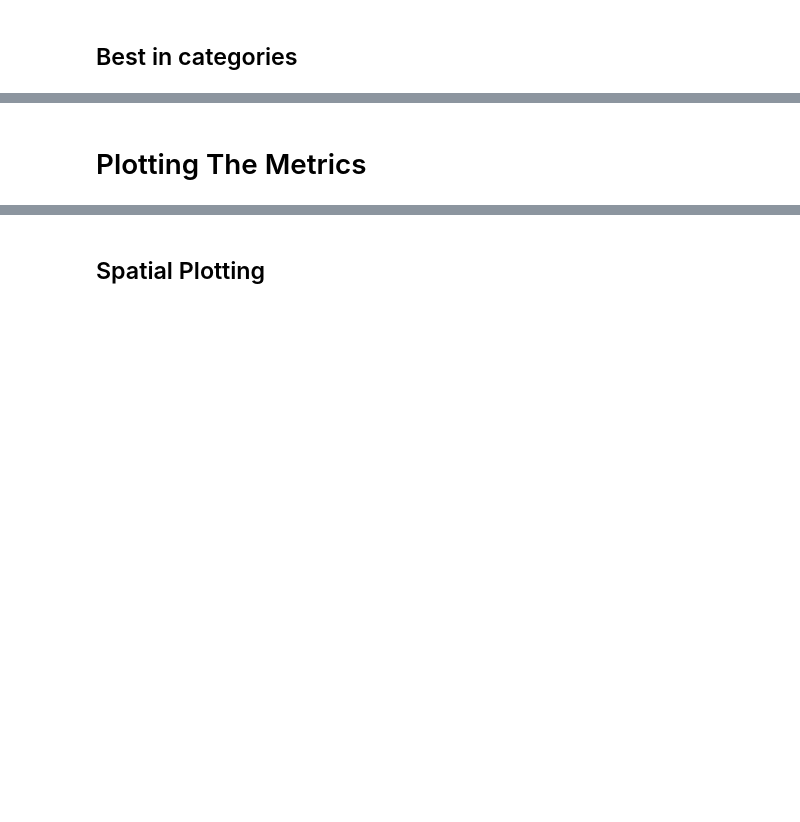
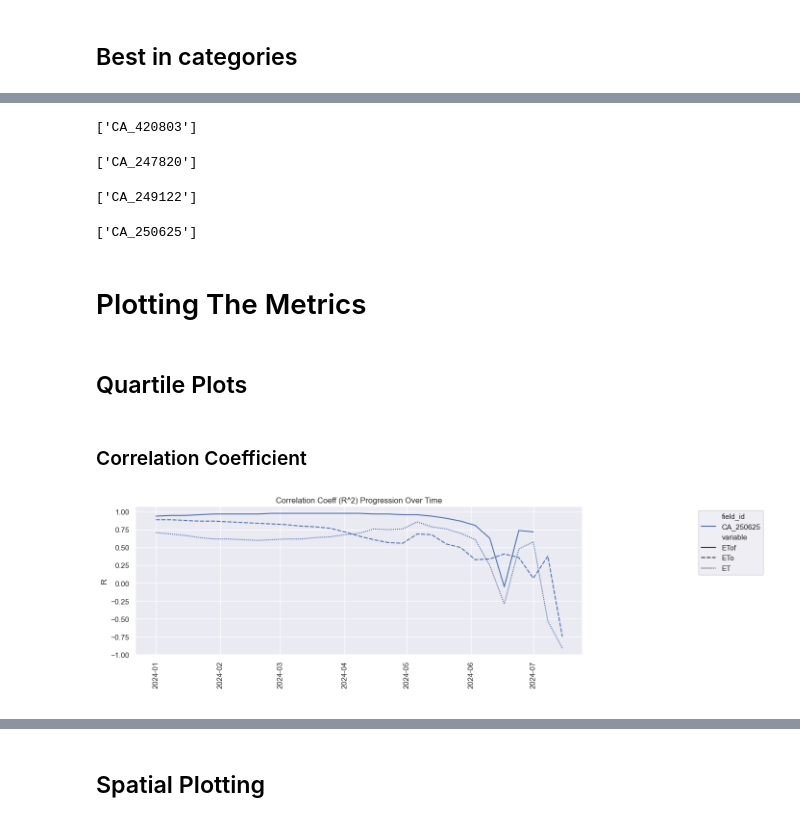
Before and after one commit to watrs-csumb/openet-forecast-analysis, a Jupyter notebook: monterey_analysis.ipynb, the cells around one changed output, grey strips where cells are left out. Drawn from its saved outputs; the diff is of its cells as text; code cells hidden in the pictures; blank space fills up the shorter version.

```diff
--- a/monterey_analysis.ipynb
+++ b/monterey_analysis.ipynb
@@ -156,12 +285,12 @@ def eval_metrics(table: pd.DataFrame, **kwargs) -> pd.DataFrame:
 ### timeseries_plot
 This plot function is designed to easily showcase actual vs forecast data. It is also flexible in that it can show a singular line if a second column is not specified. This is used to show the metrics over time.
 # %%
-def timeseries_plot(data, *, x, y_a, y_b=None, title='', ylabel, xlabel, figsize=(6, 4), as_percent=False, **kwargs):
+def timeseries_plot(data, *, x, y_a, y_b=None, title='', ylabel, xlabel, errorbar=None, figsize=(6, 4), as_percent=False, **kwargs):
     figure, xa = plt.subplots(figsize=figsize)
     xb = xa.twinx() if y_b else None
 
     if y_a:
-        first_line = sns.lineplot(data, x=x, y=y_a, ax=xa, errorbar=None, **kwargs)
+        first_line = sns.lineplot(data, x=x, y=y_a, ax=xa, errorbar=errorbar, **kwargs)
     if y_b:
         second_line = sns.lineplot(data, x=x, y=y_b, ax=xb, linestyle='dashed', errorbar=None, legend=False, **kwargs)
 
@@ -176,7 +305,8 @@ def timeseries_plot(data, *, x, y_a, y_b=None, title='', ylabel, xlabel, figsize
     # Rotate x-time axis
     first_line.tick_params(axis='x', rotation=90)
     # Relocate legend to be outside subplot
-    sns.move_legend(first_line, "upper left", bbox_to_anchor=(1.25, 1))
+    try: sns.move_legend(first_line, "upper left", bbox_to_anchor=(1.25, 1))
+    except: pass
     # Set title if specified
     first_line.set_title(title)
 
@@ -213,5 +388,5 @@ crop_metrics = dt[(dt['time'] > dt['forecasting_date']) & (~dt['actual_et'].isna
 # %% [markdown]
 ## Best in categories
 # %%
-grouped_stats = metrics_norm.groupby(['field_id', 'variable'])[['mae', 'rmse', 'bias', 'skill_score']].agg('mean').round(2)
+grouped_stats = metrics_norm.groupby(['field_id', 'variable'])[['mae', 'rmse', 'bias', 'corr', 'skill_score']].agg('mean').round(2)
 grouped_stats.head()
@@ -222,2 +407,26 @@ best_ss_field
+# %%
+best_mae_field = grouped_stats[grouped_stats['mae'] == grouped_stats['mae'].min()]
+best_mae_field = list(best_mae_field.index.get_level_values(0))
+print(best_mae_field)
+# %% [output]
+['CA_420803']
+# %%
+best_rmse_field = grouped_stats[grouped_stats['rmse'] == grouped_stats['rmse'].min()]
+best_rmse_field = list(best_rmse_field.index.get_level_values(0))
+print(best_rmse_field)
+# %% [output]
+['CA_247820']
+# %%
+best_bias_field = grouped_stats[grouped_stats['bias'] == grouped_stats['bias'].min()]
+best_bias_field = list(best_bias_field.index.get_level_values(0))
+print(best_bias_field)
+# %% [output]
+['CA_249122']
+# %%
+best_corr_field = grouped_stats[grouped_stats['corr'] == grouped_stats['corr'].max()]
+best_corr_field = list(best_corr_field.index.get_level_values(0))
+print(best_corr_field)
+# %% [output]
+['CA_250625']
 # %% [markdown]
 # Plotting The Metrics
@@ -230,5 +433,25 @@ plotter = metrics_norm[(metrics_norm['field_id'].isin(fields.sample(10))) &
+# %%
+field_limitn = 1
+date_limit = datetime(year=2024, month=7, day=19)
+
+ss_plotter = metrics_norm[(metrics_norm['field_id'].isin(best_ss_field[:field_limitn])) &
+                       (metrics_norm.index.get_level_values(0) < date_limit)]
+mae_plotter = metrics_norm[(metrics_norm['field_id'].isin(best_mae_field[:field_limitn])) &
+                       (metrics_norm.index.get_level_values(0) < date_limit)]
+rmse_plotter = metrics_norm[(metrics_norm['field_id'].isin(best_rmse_field[:field_limitn])) &
+                       (metrics_norm.index.get_level_values(0) < date_limit)]
+bias_plotter = metrics_norm[(metrics_norm['field_id'].isin(best_bias_field[:field_limitn])) &
+                       (metrics_norm.index.get_level_values(0) < date_limit)]
+corr_plotter = metrics_norm[(metrics_norm['field_id'].isin(best_corr_field[:field_limitn])) &
+                       (metrics_norm.index.get_level_values(0) < date_limit)]
+# %% [markdown]
+## Quartile Plots
+# %% [markdown]
+### Correlation Coefficient
 # %%
-timeseries_plot(plotter, x='forecasting_date', y_a='corr',
+timeseries_plot(corr_plotter, x='forecasting_date', y_a='corr',
                 hue='field_id', title='Correlation Coeff (R^2) Progression Over Time', style='variable',
                 xlabel=' ', ylabel='R', figsize=(12, 4));
+# %% [output]
+[figure, added]
 # %%
```
Also changed, not shown: parts of 59 cells of this notebook.
